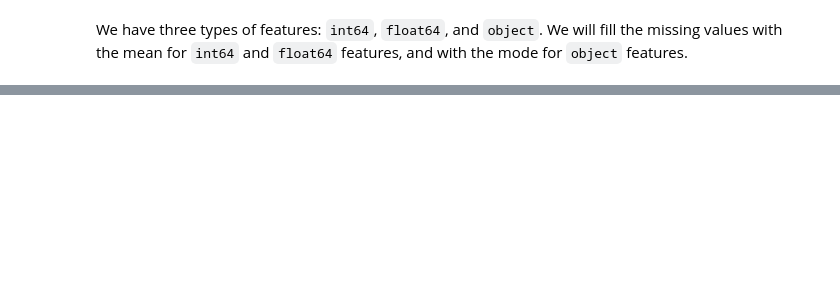
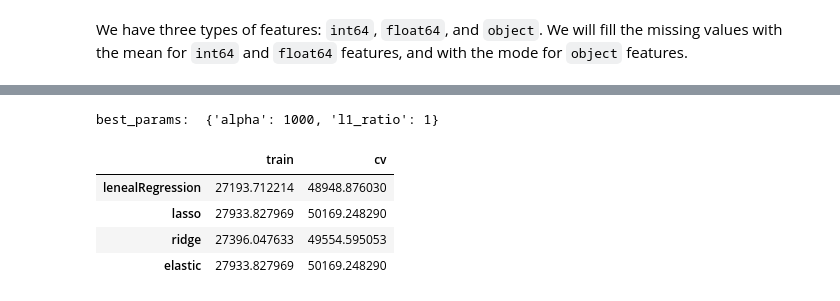
Before and after one commit to ccdarvin/competitions, a Jupyter notebook: kaggle/house-prices-advanced-regression-techniques/house-prices-advanced-regression-techniques.ipynb, the cells around one changed output, grey strips where cells are left out. Cells and saved outputs as stored; diff of their text form; code cells hidden in the pictures; blank space fills up the shorter version.

```diff
--- a/kaggle/house-prices-advanced-regression-techniques/house-prices-advanced-regression-techniques.ipynb
+++ b/kaggle/house-prices-advanced-regression-techniques/house-prices-advanced-regression-techniques.ipynb
@@ -103,6 +222,7 @@ data_encode.head()
 # %%
 # update data
-data.update(data_encode)
-
+data[data_encode.columns] = data_encode
+# object to cha
 # check missing data
 data.isna().sum().sort_values(ascending=False)
+data.info()
@@ -150,13 +322,20 @@ scores.head()
 # %%
 grid_params = {'alpha': alpha, 'l1_ratio': alpha}
 
 grid_search = GridSearchCV(ElasticNet(), grid_params, cv=5)
 grid_search.fit(X_train, y_train)
 best_params = grid_search.best_params_
 print('best_params: ', best_params)
 
 elastic = ElasticNet(**best_params)
 elastic.fit(X_train, y_train)
 
-scores.loc['elastic'] = mean_squared_error(y_train, elastic.predict(X_train)), mean_squared_error(y_cv, elastic.predict(X_cv))
+scores.loc['elastic'] = mean_squared_error(y_train, elastic.predict(X_train,), squared=False), mean_squared_error(y_cv, elastic.predict(X_cv), squared=False)
 scores.head()
+# %% [output]
+best_params:  {'alpha': 1000, 'l1_ratio': 1}
+|  | train | cv |
+| lenealRegression | 27193.712214 | 48948.876030 |
+| lasso | 27933.827969 | 50169.248290 |
+| ridge | 27396.047633 | 49554.595053 |
+| elastic | 27933.827969 | 50169.248290 |
```
Also changed, not shown: parts of 24 cells of this notebook, 2 other files.
